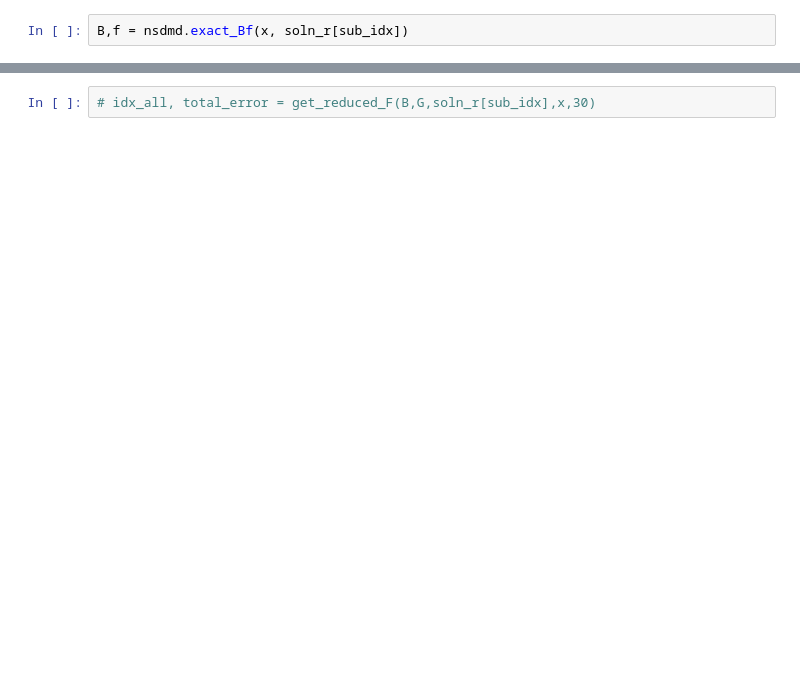
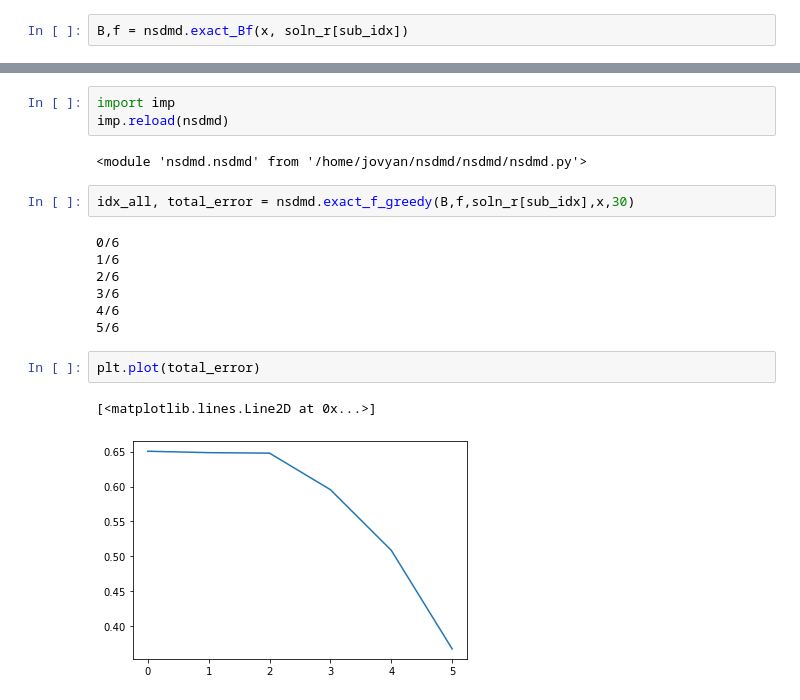
Before and after one commit to learning-2-learn/nsdmd, a Jupyter notebook: examples/two_network_demo.ipynb, the cells around one changed output, grey strips where cells are left out. Cells and saved outputs as stored; diff of their text form; blank space fills up the shorter version.

Commit message:
Added functions and tests to compute f in a greedy way from the exact method

```diff
--- a/examples/two_network_demo.ipynb
+++ b/examples/two_network_demo.ipynb
@@ -114,2 +109,19 @@ B.shape
+# %%
+import imp
+imp.reload(nsdmd)
+# %% [output]
+<module 'nsdmd.nsdmd' from '/home/jovyan/nsdmd/nsdmd/nsdmd.py'>
 # %%
-# idx_all, total_error = get_reduced_F(B,G,soln_r[sub_idx],x,30)
+idx_all, total_error = nsdmd.exact_f_greedy(B,f,soln_r[sub_idx],x,30)
+# %% [output]
+0/6
+1/6
+2/6
+3/6
+4/6
+5/6
+# %%
+plt.plot(total_error)
+# %% [output]
+[<matplotlib.lines.Line2D at 0x...>]
+[figure, added]
```
Also changed, not shown: parts of 4 cells of this notebook, 3 other files.
